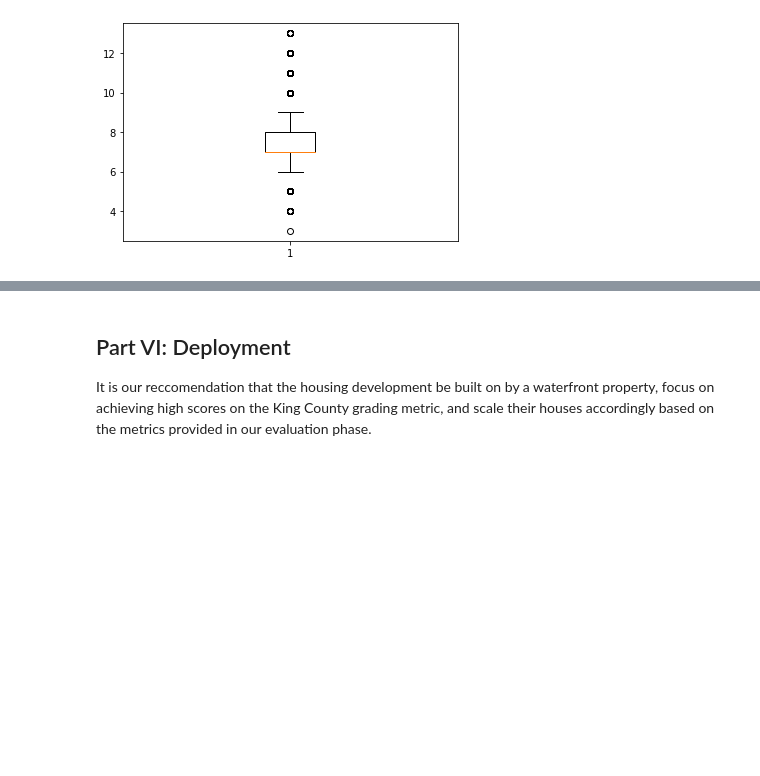
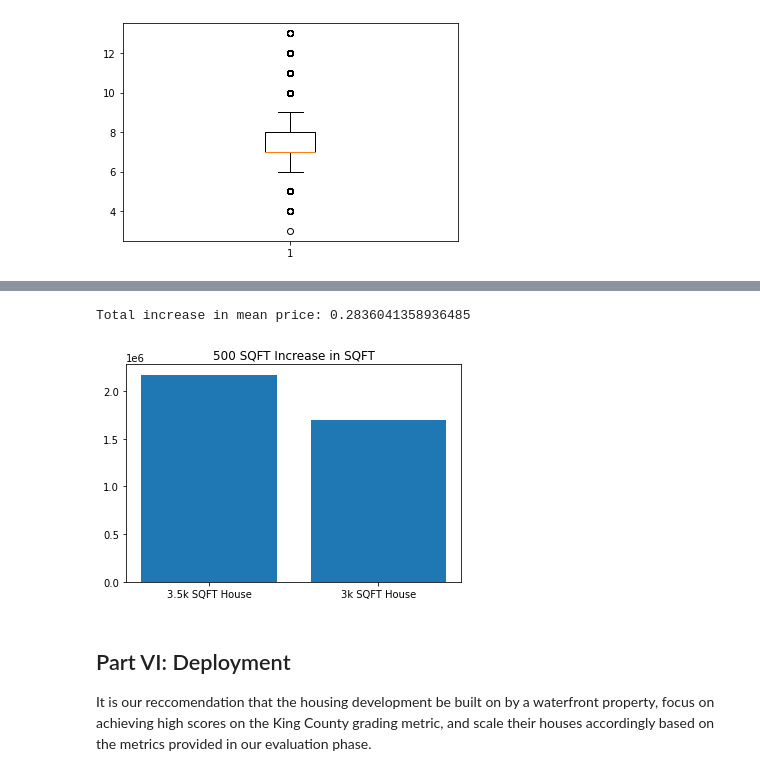
Before and after one commit to amk13532/Flatiron_Phase_2, a Jupyter notebook: Final Project Notebook.ipynb, the cells around one changed output, grey strips where cells are left out. Drawn from its saved outputs; the diff is of its cells as text; code cells hidden in the pictures; blank space fills up the shorter version.

```diff
--- a/Final Project Notebook.ipynb
+++ b/Final Project Notebook.ipynb
@@ -1195,3 +1257,34 @@ If one were to compare 2 houses, with all other factors held equal, with one hou
+# %%
+##Data Validation waterfront grade
+
+evaluation_df = data[['price', 'sqft_living', 'waterfront', 'grade', 'zipcode']]
+
+wf_mean = evaluation_df[(evaluation_df['grade'] == 10) & (evaluation_df['sqft_living'] < 3500)
+             & (evaluation_df['sqft_living'] > 3200) & (evaluation_df['waterfront'] == 1)]['price'].mean()
+
+wf_mean
+
+no_wf_mean = evaluation_df[(evaluation_df['grade'] == 10) & (evaluation_df['sqft_living'] < 3000)
+             & (evaluation_df['sqft_living'] > 2800) & (evaluation_df['waterfront'] == 1)]['price'].mean()
+
+no_wf_mean
+
+##Plotting results in a bar graph
+
+fig = plt.figure()
+ax = fig.add_subplot(111)
+
+A = ["3.5k SQFT House", "3k SQFT House"]
+B = [wf_mean, no_wf_mean]
+
+plt.bar(A,B)
+
+plt.title('500 SQFT Increase in SQFT');
+
+print(f'Total increase in mean price: {(wf_mean/no_wf_mean)-1}')
+# %% [output]
+Total increase in mean price: 0.2836041358936485
+[figure, added]
 # %% [markdown]
 ## Part VI: Deployment
 
```
Also changed, not shown: parts of 4 cells of this notebook, 2 other files.
